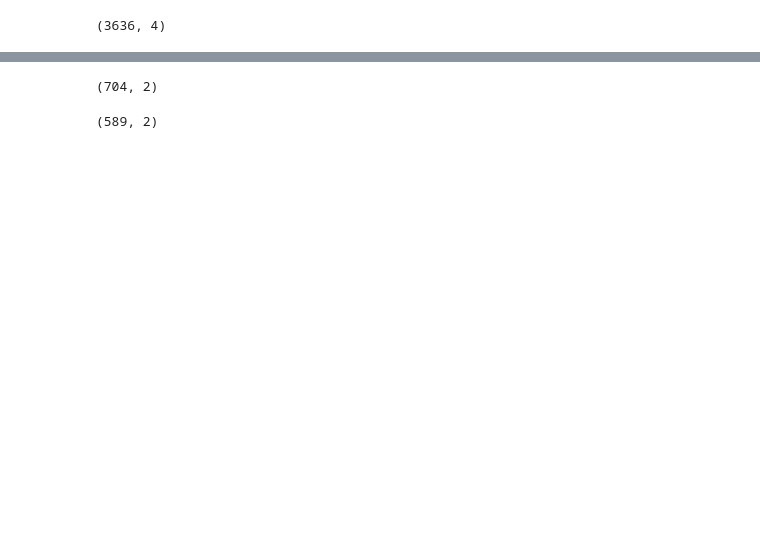
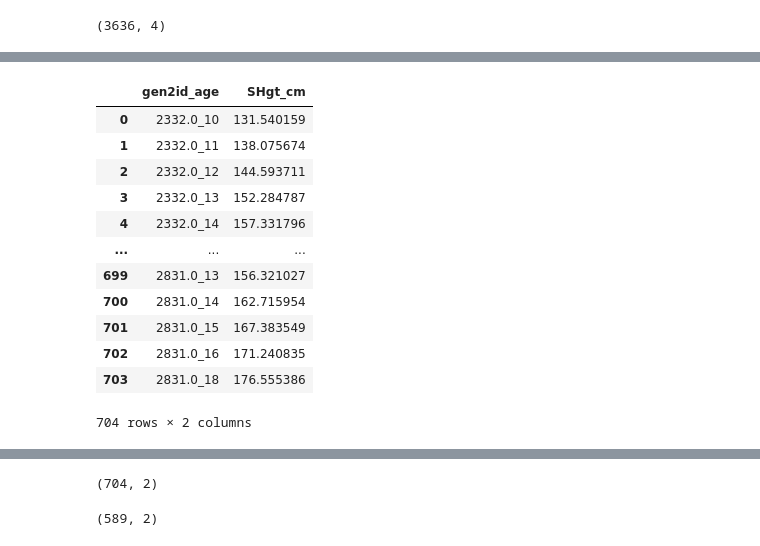
Before and after one commit to walkerhughes/longitudinal, a Jupyter notebook: longitudinal/models/project_model_Eunice.ipynb, the cells around one changed output, grey strips where cells are left out. Drawn from its saved outputs; the diff is of its cells as text; code cells hidden in the pictures; blank space fills up the shorter version.

```diff
--- a/longitudinal/models/project_model_Eunice.ipynb
+++ b/longitudinal/models/project_model_Eunice.ipynb
@@ -335,0 +457,16 @@ First few predictions:
+# %%
+formatted_predictions_rf
+# %% [output]
+|  | gen2id_age | SHgt_cm |
+| 0 | 2332.0_10 | 131.540159 |
+| 1 | 2332.0_11 | 138.075674 |
+| 2 | 2332.0_12 | 144.593711 |
+| 3 | 2332.0_13 | 152.284787 |
+| 4 | 2332.0_14 | 157.331796 |
+| ... | ... | ... |
+| 699 | 2831.0_13 | 156.321027 |
+| 700 | 2831.0_14 | 162.715954 |
+| 701 | 2831.0_15 | 167.383549 |
+| 702 | 2831.0_16 | 171.240835 |
+| 703 | 2831.0_18 | 176.555386 |
+704 rows × 2 columns
```
Also changed, not shown: parts of 7 cells of this notebook, 6 other files.
